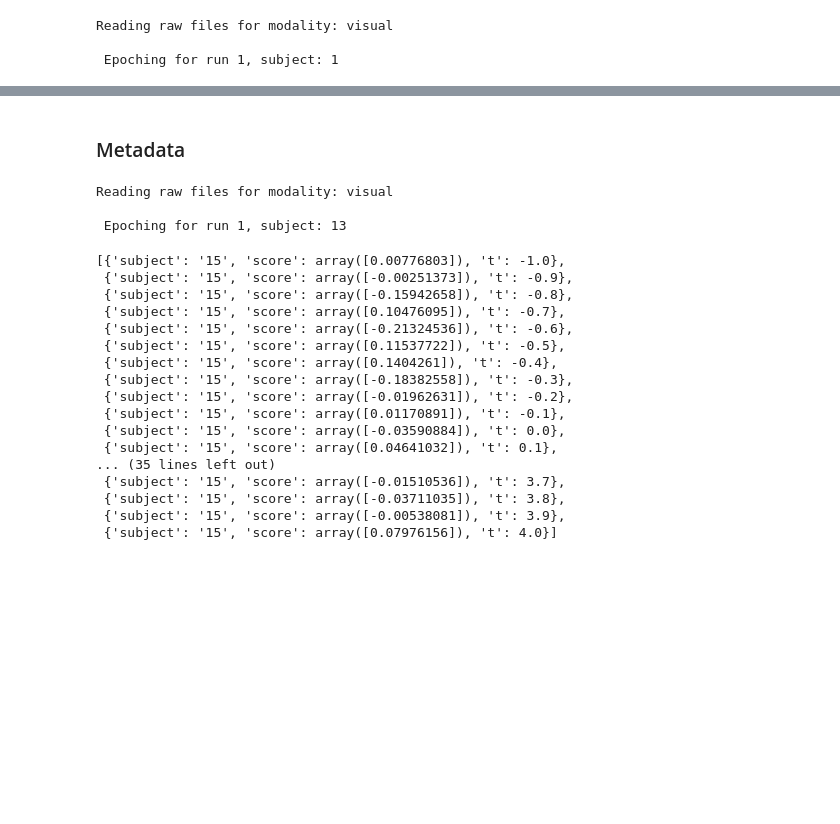
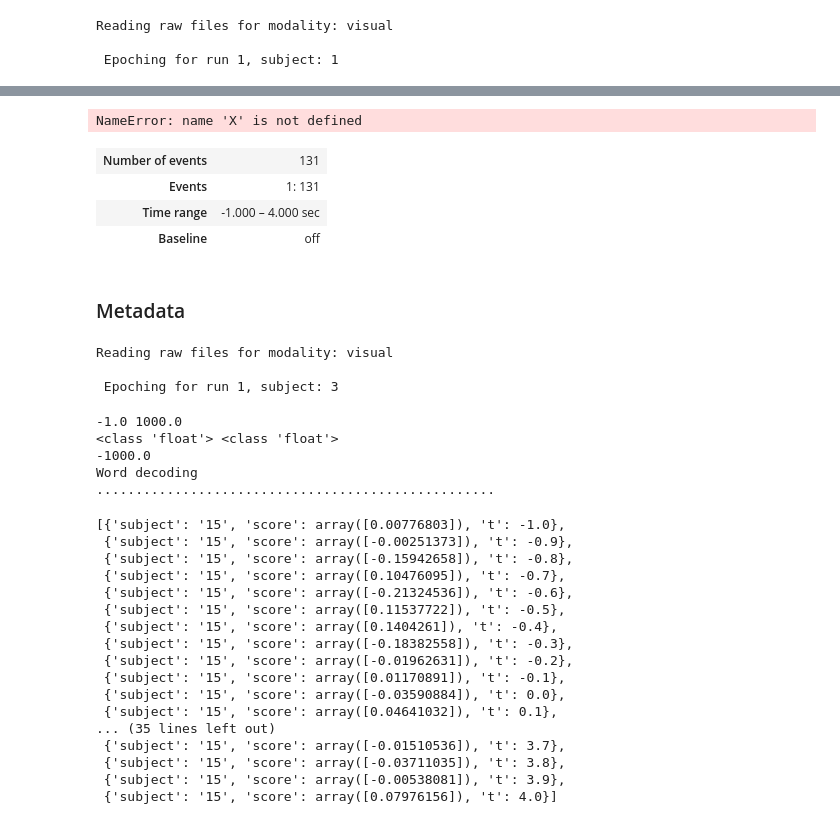
Before and after one commit to BelCorentin/neurospin-petit-prince, a Jupyter notebook: decoding/local_testing/testing_functions.ipynb, the cells around one changed output, grey strips where cells are left out. Saved outputs shown, nothing was run; the diff lists cells and outputs as text; code cells hidden in the pictures; blank space fills up the shorter version.

```diff
--- a/decoding/local_testing/testing_functions.ipynb
+++ b/decoding/local_testing/testing_functions.ipynb
@@ -47,3 +50,23 @@ Reading raw files for modality: visual
+# %%
+epochs = epochs.pick_types(meg=True, stim=False, misc=False).load_data()
+X = epochs.get_data()
+# %%
+from utils import generate_embeddings, decod_xy
+import numpy as np
+all_embeddings = generate_embeddings(epochs.metadata,
+                                      level)
+embeddings = np.vstack(all_embeddings)
+R_vec = decod_xy(X, embeddings)
+scores = np.mean(R_vec, axis=1)
+# %% [output]
+NameError: name 'X' is not defined
+# %%
+epochs
+# %% [output]
+| Number of events | 131 |
+| Events | 1: 131 |
+| Time range | -1.000 – 4.000 sec |
+| Baseline | off |
 # %% [markdown]
 ### Metadata
 # %%
@@ -53,11 +76,16 @@ meta_emb = add_embeddings(meta, runs, 'sentence')
 # %%
 from dataset import analysis_subject
 # %%
-scores = analysis_subject('13', modality, 'onset', 'sentence', 'embeddings', runs=1)
+scores = analysis_subject('3', modality, 'onset', 'sentence', 'embeddings', runs=1)
 # %% [output]
 Reading raw files for modality: visual
 
- Epoching for run 1, subject: 13
+ Epoching for run 1, subject: 3
+-1.0 1000.0
+<class 'float'> <class 'float'>
+-1000.0
+Word decoding
+...................................................
 # %%
 scores
 # %% [output]
```
Also changed, not shown: parts of 1 cell of this notebook, 2 other files.
